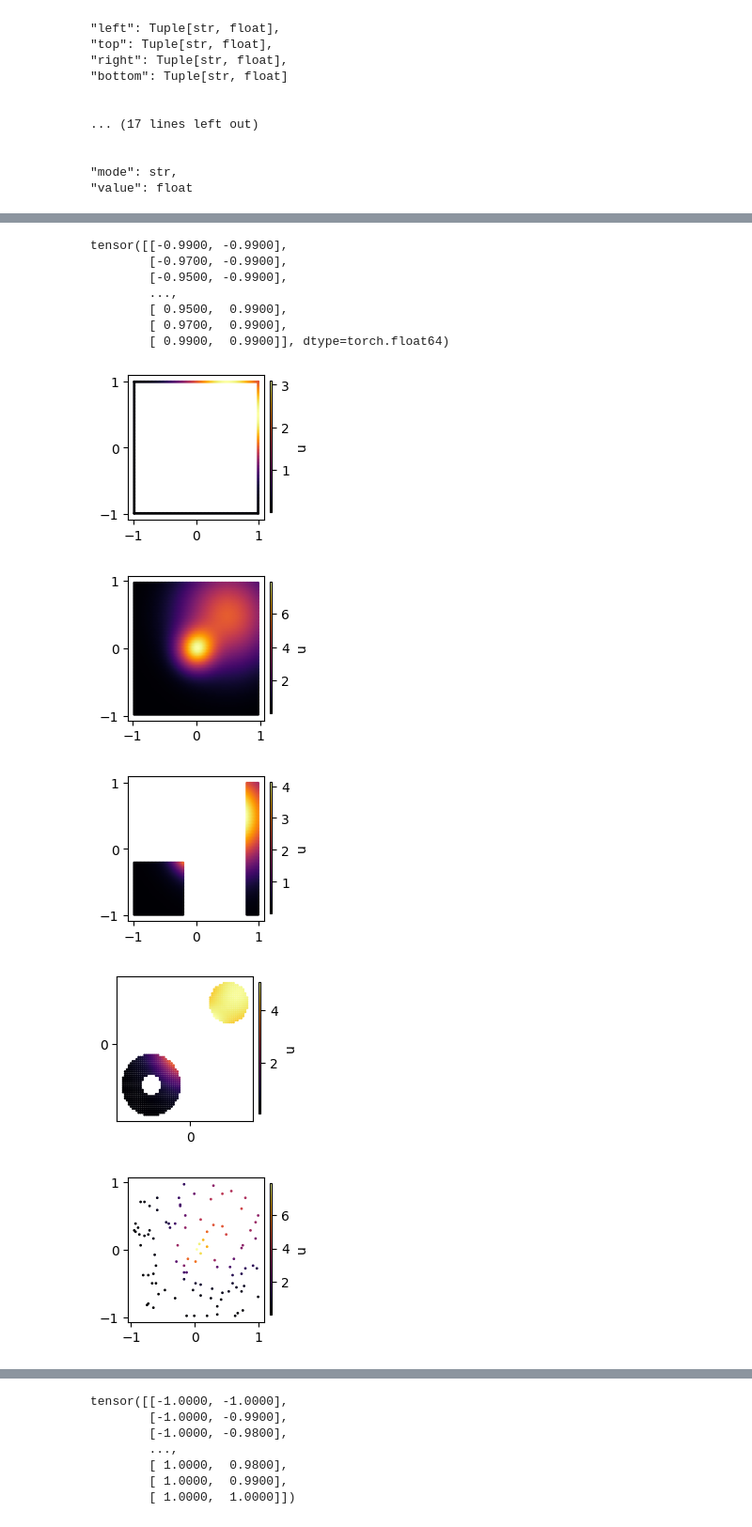
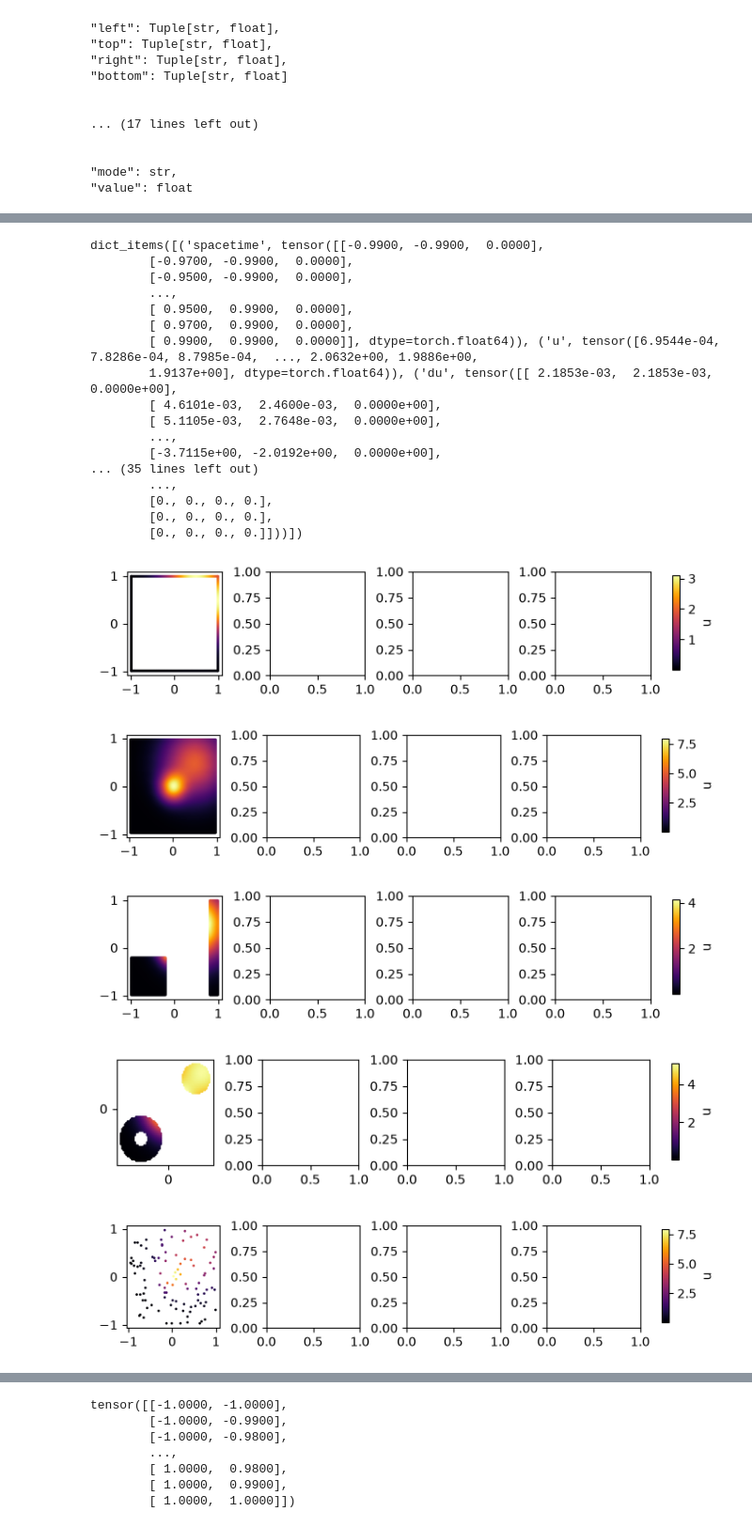
Before and after one commit to claudia181/PinnsStudy, a Jupyter notebook: tests.ipynb, the cells around one changed output, grey strips where cells are left out. Shown at 94% size. Drawn from its saved outputs; the diff is of its cells as text; code cells hidden in the pictures.

```diff
--- a/tests.ipynb
+++ b/tests.ipynb
@@ -256,43 +187,55 @@ plot_points(dataset=dataset.datasets[:4], figsize=(5, 2))
-# %%
-dataset.datasets[0].tensors[0][:, :2]
-# %% [output]
-tensor([[-0.9900, -0.9900],
-        [-0.9700, -0.9900],
-        [-0.9500, -0.9900],
-        ...,
-        [ 0.9500,  0.9900],
-        [ 0.9700,  0.9900],
-        [ 0.9900,  0.9900]], dtype=torch.float64)
+# %%
+dataset.datasets[0].cols.items()
+# %% [output]
+dict_items([('spacetime', tensor([[-0.9900, -0.9900,  0.0000],
+        [-0.9700, -0.9900,  0.0000],
+        [-0.9500, -0.9900,  0.0000],
+        ...,
+        [ 0.9500,  0.9900,  0.0000],
+        [ 0.9700,  0.9900,  0.0000],
+        [ 0.9900,  0.9900,  0.0000]], dtype=torch.float64)), ('u', tensor([6.9544e-04, 7.8286e-04, 8.7985e-04,  ..., 2.0632e+00, 1.9886e+00,
+        1.9137e+00], dtype=torch.float64)), ('du', tensor([[ 2.1853e-03,  2.1853e-03,  0.0000e+00],
+        [ 4.6101e-03,  2.4600e-03,  0.0000e+00],
+        [ 5.1105e-03,  2.7648e-03,  0.0000e+00],
+        ...,
+        [-3.7115e+00, -2.0192e+00,  0.0000e+00],
+... (35 lines left out)
+        ...,
+        [0., 0., 0., 0.],
+        [0., 0., 0., 0.],
+        [0., 0., 0., 0.]]))])
 # %%
-#bd = extract_boundary(dataset=dataset, shape="circle", cell_size=0.02, center=[0, 0], radius=1.0, t=0)
-bd = extract_boundary(dataset=dataset, shape="rectangle", t=0)
-plot_points(dataset=bd, figsize=(2, 2))
-#interior = extract_interior(dataset=dataset, shape="circle", cell_size=0.02, center=[0, 0], radius=1.0, t=0)
-interior = extract_interior(dataset=dataset, shape="rectangle", t=0)
-plot_points(dataset=interior, figsize=(2,2))
+ds = dataset.datasets[0]
+
+#bd = extract_boundary(dataset=ds, shape="circle", cell_size=0.02, center=[0, 0], radius=1.0)
+bd = extract_boundary(dataset=ds, shape="rectangle")
+plot_points(datasets=bd, key_inputs="spacetime", key_labels="u", nrows=1, ncols=4, figsize=(8, 1.5))
+#interior = extract_interior(dataset=ds, shape="circle", cell_size=0.02, center=[0, 0], radius=1.0)
+interior = extract_interior(dataset=ds, shape="rectangle")
+plot_points(datasets=interior, key_inputs="spacetime", key_labels="u", nrows=1, ncols=4, figsize=(8, 1.5))
 
 rectangle = [{"x": (-1, -0.2), "y": (-1, -0.2)}, {"x": (0.8, 1.0), "y": (-1, 1)}]
 circle = [{"x": -0.4, "y": -0.4, "r": [0.1, 0.3]}, {"x": 0.4, "y": 0.4, "r": [0.0, 0.2]}]
 
-sc = extract_TensorDataset(dataset=dataset, shape="circle", time_indexes=[0], spatial_ranges=circle)
-sr = extract_TensorDataset(dataset=dataset, shape="rectangle", time_indexes=[0], spatial_ranges=rectangle)
-plot_points(dataset=sr, figsize=(2, 2))
-plot_points(dataset=sc, figsize=(2, 2))
+sc = extract_Dataset(dataset=ds, shape="circle", time_indexes=[0], spatial_ranges=circle)
+sr = extract_Dataset(dataset=ds, shape="rectangle", time_indexes=[0], spatial_ranges=rectangle)
+plot_points(datasets=sr, key_inputs="spacetime", key_labels="u", nrows=1, ncols=4, figsize=(8, 1.5))
+plot_points(datasets=sc, key_inputs="spacetime", key_labels="u", nrows=1, ncols=4, figsize=(8, 1.5))
 
-subset = subsample(dataset=dataset.datasets[0], n_samples=100)
-plot_points(dataset=subset, figsize=(2, 2))
+subset = subsample(dataset=ds, n_samples=100)
+plot_points(datasets=subset, key_inputs="spacetime", key_labels="u", nrows=1, ncols=4, figsize=(8, 1.5))
 
 subset = subsample(dataset=sr, n_samples=1000)
-plot_points(dataset=subset, figsize=(2, 2))
+plot_points(datasets=subset, key_inputs="spacetime", key_labels="u", nrows=1, ncols=4, figsize=(8, 1.5))
 
 subset = subsample(dataset=sc, n_samples=400)
-plot_points(dataset=subset, figsize=(2, 2))
+plot_points(datasets=subset, key_inputs="spacetime", key_labels="u", nrows=1, ncols=4, figsize=(8, 1.5))
 
-subset = subsample_normal(dataset=dataset.datasets[0], mean=torch.tensor([0.0, 0.0]), stddev=0.5, n_samples=1000)
-plot_points(dataset=subset, figsize=(2, 2))
+subset = subsample_normal(dataset=ds, mean=torch.tensor([0.0, 0.0]), stddev=0.5, n_samples=1000)
+plot_points(datasets=subset, key_inputs="spacetime", key_labels="u", nrows=1, ncols=4, figsize=(8, 1.5))
 # %% [output]
-[figure, old version]
+[figure, new version]
-[figure, old version]
+[figure, new version]
-[figure, old version]
+[figure, new version]
-[figure, old version]
+[figure, new version]
-[figure, old version]
+[figure, new version]
```
Also changed, not shown: parts of 10 cells of this notebook, 8 other files.
